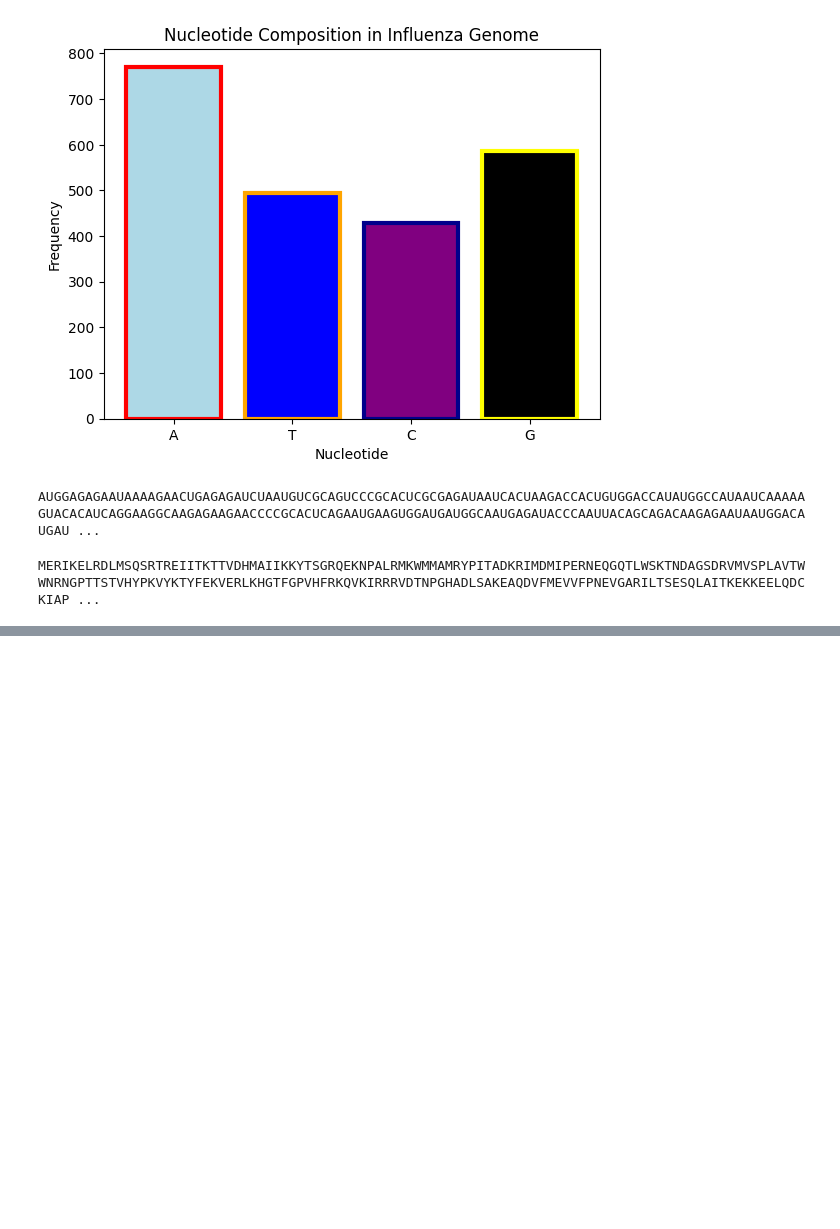
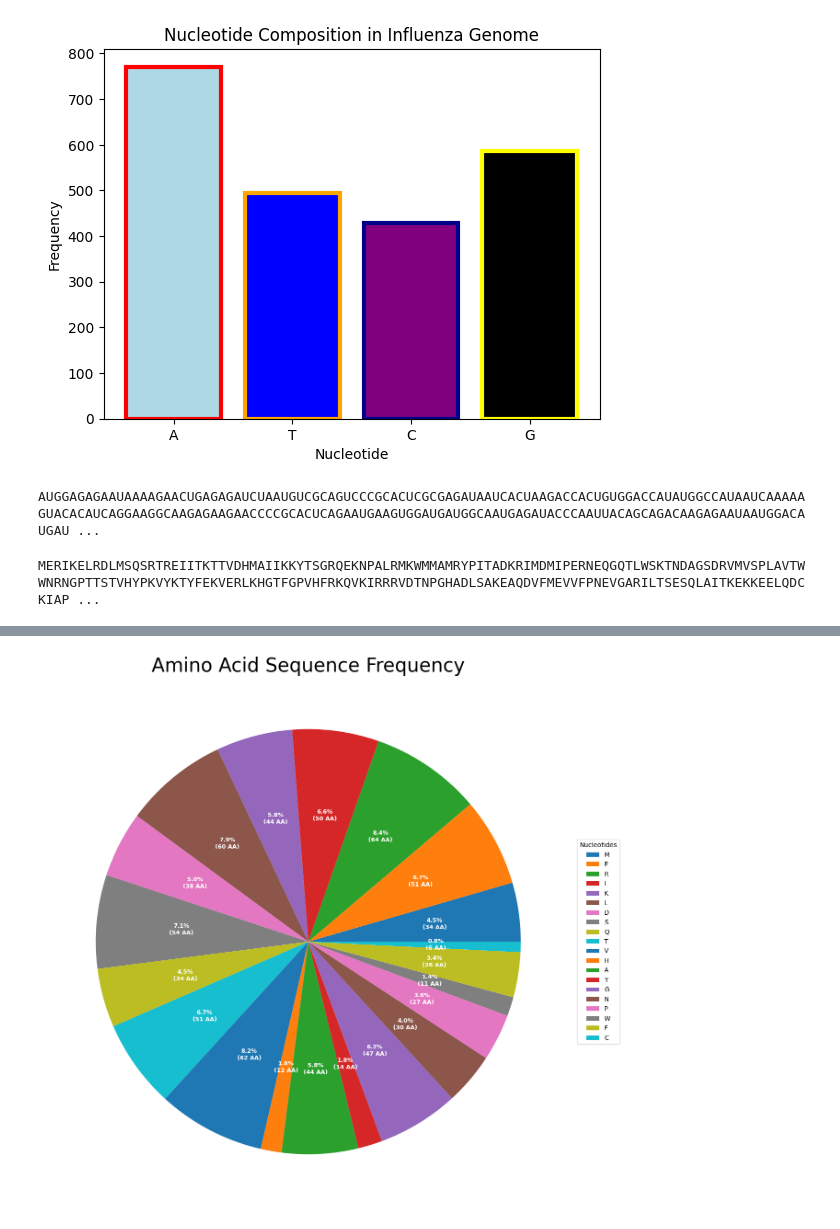
Before and after one commit to hashemi221022/Bioinformatics-Influenza_genome_analysis, a Jupyter notebook: Influenza_genome_analysis.ipynb, the cells around one changed output, grey strips where cells are left out. Saved outputs shown, nothing was run; the diff lists cells and outputs as text; code cells hidden in the pictures; blank space fills up the shorter version.

Commit message:
Add codes for counting the number of Amino acids and visualize it

```diff
--- a/Influenza_genome_analysis.ipynb
+++ b/Influenza_genome_analysis.ipynb
@@ -311,0 +312,8 @@ MERIKELRDLMSQSRTREIITKTTVDHMAIIKKYTSGRQEKNPALRMKWMMAMRYPITADKRIMDMIPERNEQGQTLWSK
+# %%
+# count uniq Amino Acid
+uniq_amino_acid = Counter(flu_translate_rna_to_amino_acid)
+for aa, num in uniq_amino_acid.most_common(): # Loop for print every AA
+    if aa != "*":
+        print(f"Amino Acid {aa} : {num}")
+    else:
+        print(f"Unidentified Amino Acid : {num}")
@@ -311,0 +338,33 @@ MERIKELRDLMSQSRTREIITKTTVDHMAIIKKYTSGRQEKNPALRMKWMMAMRYPITADKRIMDMIPERNEQGQTLWSK
+# %%
+# Remove Unidentified Amino Acid before visualization
+del uniq_amino_acid['*']
+
+# Data for Amino Acid
+
+
+# Extract data and labels
+data = list(uniq_amino_acid.values())
+nucleotides = list(uniq_amino_acid.keys())
+
+# Create the pie chart
+fig, ax = plt.subplots(figsize=(25, 15), subplot_kw=dict(aspect="equal"))
+
+def func(pct, allvalus):
+    absolute = int(np.round(pct / 100. * np.sum(allvalus)))
+    return f"{pct:.1f}%\n({absolute} AA)"
+
+wedges, texts, autotexts = ax.pie(data, labels=nucleotides, autopct=lambda pct: func(pct, data),
+                                  textprops=dict(color="w"))
+
+ax.legend(wedges, nucleotides,
+          title="Nucleotides",
+          loc="center left",
+          bbox_to_anchor=(1, 0, 0.5, 1))
+
+plt.setp(autotexts, size=9, weight="bold")
+
+ax.set_title("Amino Acid Sequence Frequency", size=30)
+
+plt.show()
+# %% [output]
+[figure, added]
```
Also changed, not shown: parts of 2 cells of this notebook.
